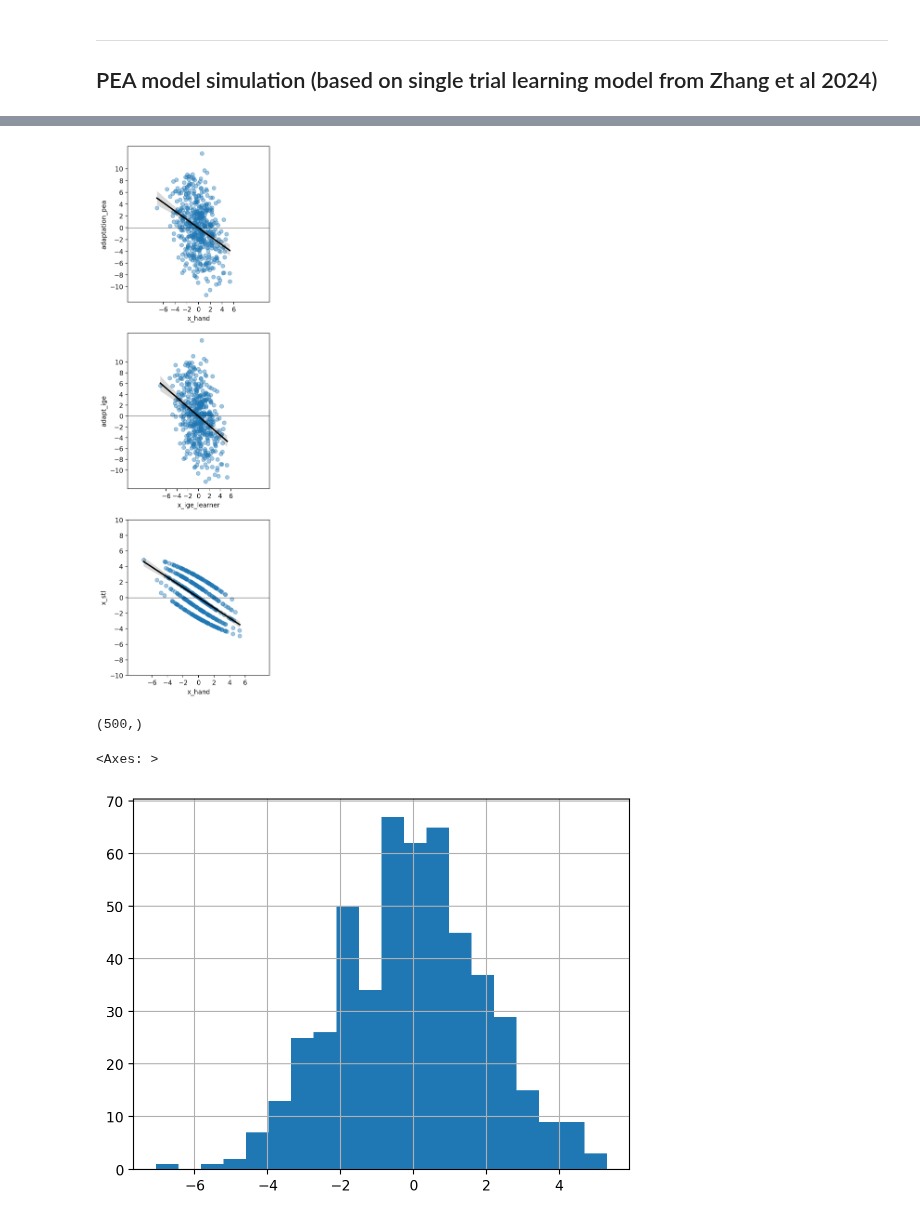
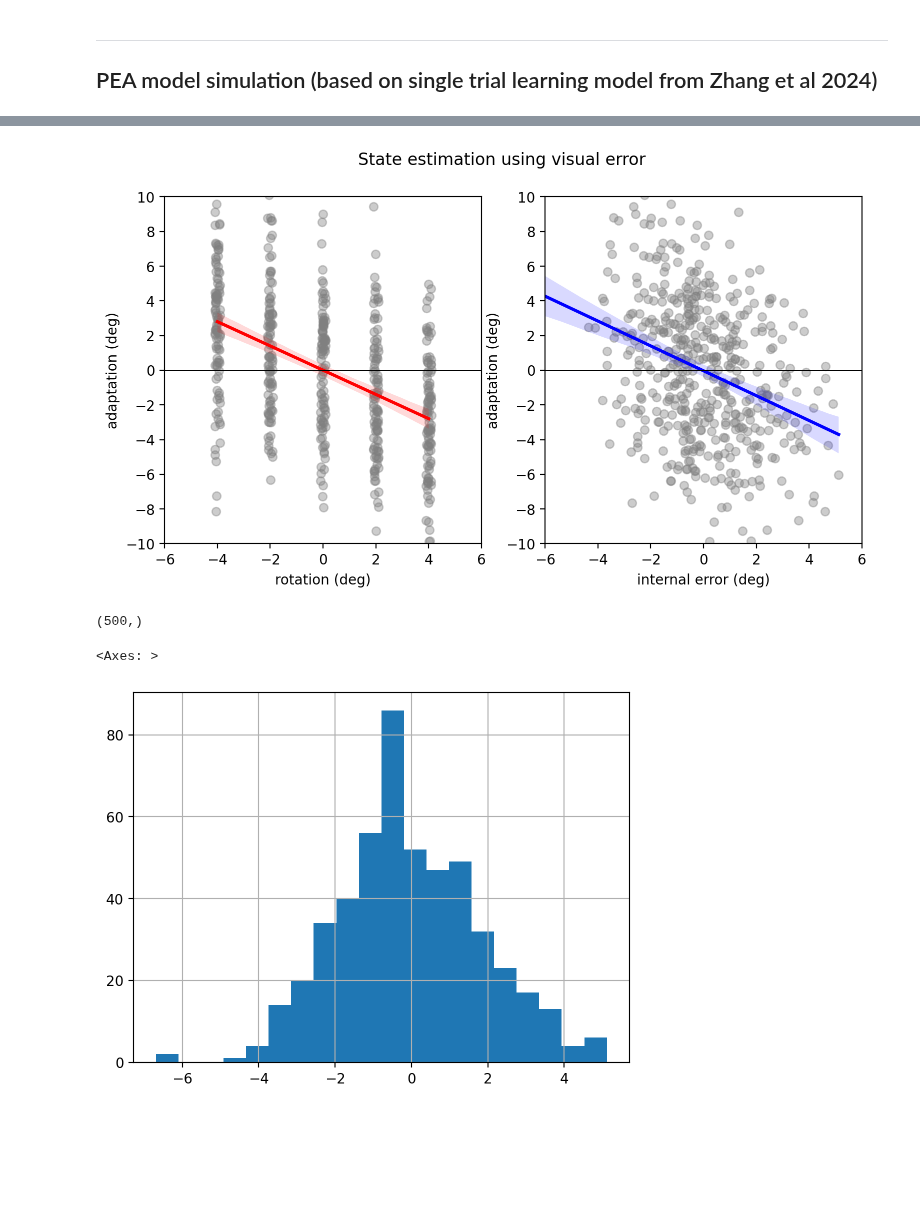
Before and after one commit to ccmlab-ubc/ige-ege, a Jupyter notebook: experiment-1/scripts/pea_simulation.ipynb, the cells around one changed output, grey strips where cells are left out. Drawn from its saved outputs; the diff is of its cells as text; code cells hidden in the pictures; blank space fills up the shorter version.

```diff
--- a/experiment-1/scripts/pea_simulation.ipynb
+++ b/experiment-1/scripts/pea_simulation.ipynb
@@ -41,7 +41,7 @@ vis_fb = np.ones(num_trials)
 # vis_fb[0::n_per_miniblock] = np.random.permutation(online_fb)  # if you're mixing half vis fb, half no vis fb
 vis_fb[0::n_per_miniblock] = 0
 # %%
-sigma_motor = 2
+sigma_motor = 1.8
 eps = np.random.normal(loc=0, scale=sigma_motor, size=num_trials)  # motor noise
 
 x_stl = np.zeros(num_trials)
@@ -159,30 +159,30 @@ plt.show()
 # %%
-# Plot adaptation to internally-generated errors
-fig, axs = plt.subplots(3, 1, figsize=(4, 15))
-sns.regplot(data=pea, x="x_hand", y="adaptation_pea", line_kws={"color":"k"}, scatter_kws={"alpha":0.4}, ax=axs[0])
-axs[0].axis("equal")
-axs[0].set(xlim=[-5, 5], xticks=np.arange(-6, 6.01, 2), yticks=np.arange(-10, 10.01, 2))
+# State estimator (visual learner)
+fig, axs = plt.subplots(1, 2, figsize=(9, 4.5))
+sns.regplot(data=pea, x="delta_x", x_jitter=0.1, y="adapt_ige",
+               scatter_kws={"alpha":0.4, "color":"gray"},  line_kws={"color":"r"}, ax=axs[0])
+# axs[0].set(xlabel="rotation (deg)", ylabel="adaptation (deg)", ylim=[-10, 10], yticks=np.arange(-10, 10.01, 2))
+axs[0].set(xlabel="rotation (deg)", ylabel="adaptation (deg)", xlim=[-5, 5], xticks=np.arange(-6, 6.01, 2),
+           ylim=[-10, 10], yticks=np.arange(-10, 10.01, 2))
 axs[0].axhline(color="k", linewidth=0.5)
 
-sns.regplot(data=pea, x="x_ige_learner", y="adapt_ige", line_kws={"color":"k"}, scatter_kws={"alpha":0.4}, ax=axs[1])
-axs[1].axis("equal")
-axs[1].set(xlim=[-5, 5], xticks=np.arange(-6, 6.01, 2), yticks=np.arange(-10, 10.01, 2))
+sns.regplot(data=pea, x="x_hand", y="adapt_ige", line_kws={"color":"b"}, scatter_kws={"alpha":0.4, "color":"gray"}, ax=axs[1])
+axs[1].set(xlim=[-5, 5], xticks=np.arange(-6, 6.01, 2), ylim=[-10, 10], yticks=np.arange(-10, 10.01, 2),
+          xlabel="internal error (deg)", ylabel="adaptation (deg)")
 axs[1].axhline(color="k", linewidth=0.5)
 
-sns.regplot(data=pea, x="x_hand", y="x_stl", line_kws={"color":"k"}, scatter_kws={"alpha":0.4}, ax=axs[2])
-axs[2].axis("equal")
-axs[2].set(xlim=[-5, 5], xticks=np.arange(-6, 6.01, 2), yticks=np.arange(-10, 10.01, 2))
-axs[2].axhline(color="k", linewidth=0.5)
+fig.suptitle("State estimation using visual error")
+fig.savefig("state-est-sim.png")
 plt.show()
 # %% [output]
-[figure, old version]
+[figure, new version]
 # %%
 print(pea["x_ige_learner"].shape)
 pea["x_ige_learner"].hist(bins=20)
 # %% [output]
 (500,)
 <Axes: >
-[figure, old version]
+[figure, new version]
 # %%
 # Process data to create 5x5 IGE/EGE plots. Binning based on IGE.
 pea["ige_quintile"] = pea.groupby(["delta_x"])["x_hand"].transform(
```
Also changed, not shown: parts of 4 cells of this notebook, 12 other files.
